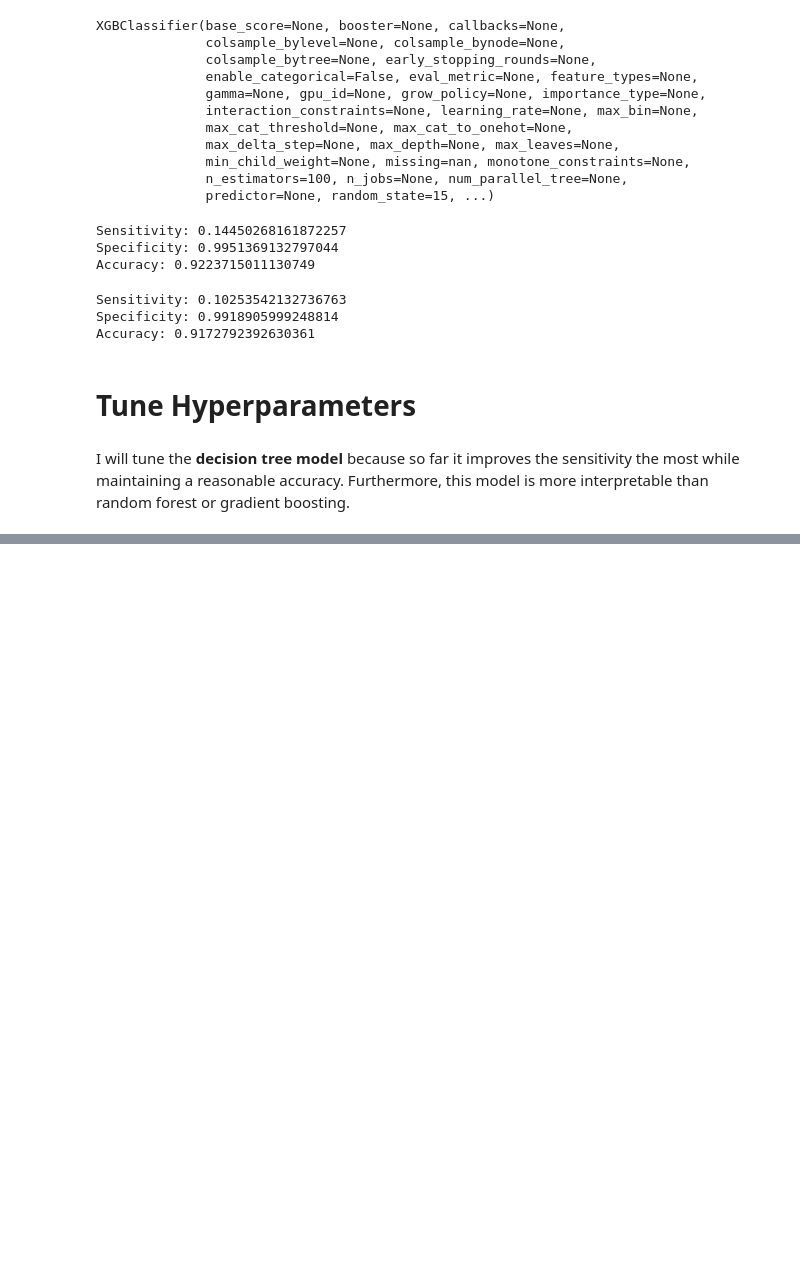
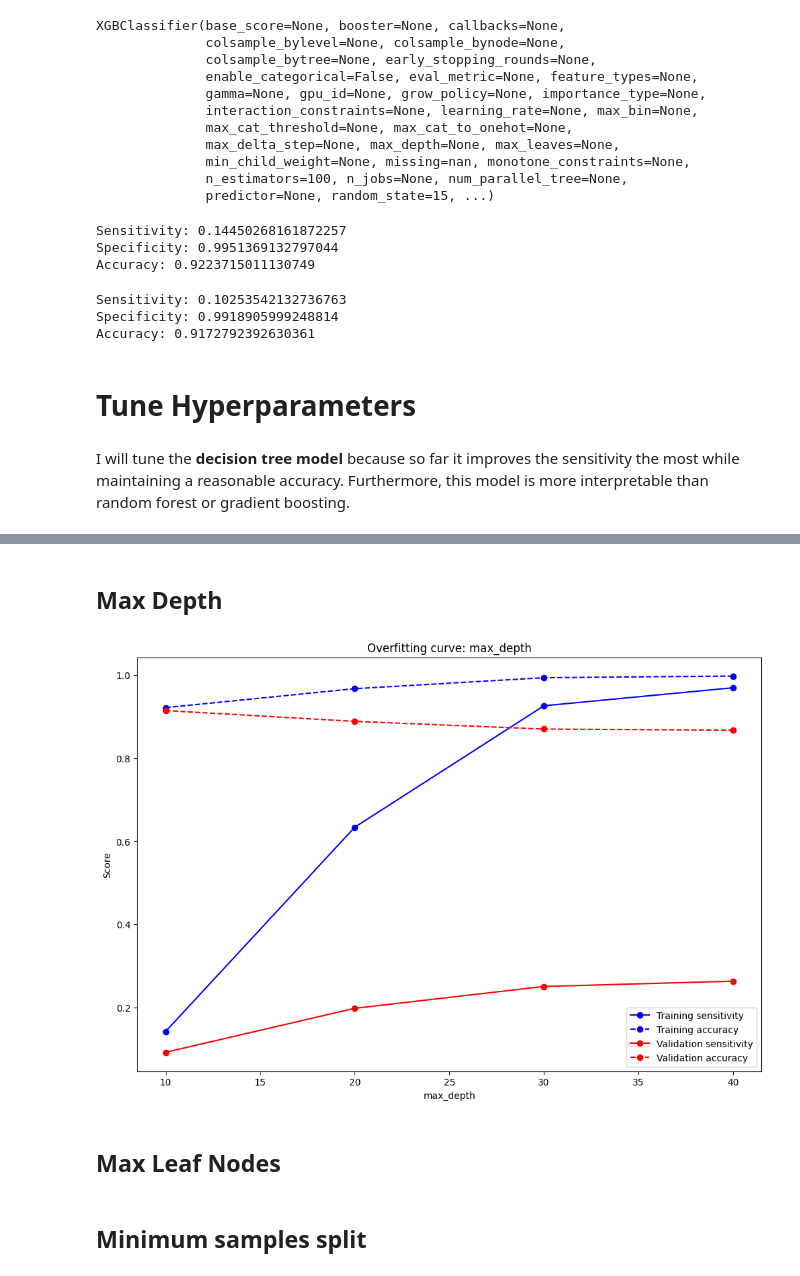
Before and after one commit to ptuan5/jovian-classical-ml, a Jupyter notebook: machine_learning_tuan_nguyen.ipynb, the cells around one changed output, grey strips where cells are left out. Saved outputs shown, nothing was run; the diff lists cells and outputs as text; code cells hidden in the pictures; blank space fills up the shorter version.

```diff
--- a/machine_learning_tuan_nguyen.ipynb
+++ b/machine_learning_tuan_nguyen.ipynb
@@ -415,0 +461,10 @@ I will tune the **decision tree model** because so far it improves the sensitivi
+# %% [markdown]
+## Max Depth
+# %%
+test_params('max_depth', [10, 20, 30, 40], **best_params)
+# %% [output]
+[figure, added]
+# %% [markdown]
+## Max Leaf Nodes
+# %% [markdown]
+## Minimum samples split
```
Also changed, not shown: parts of 7 cells of this notebook.
